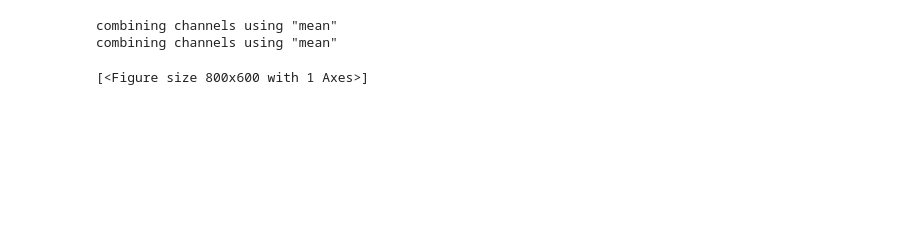
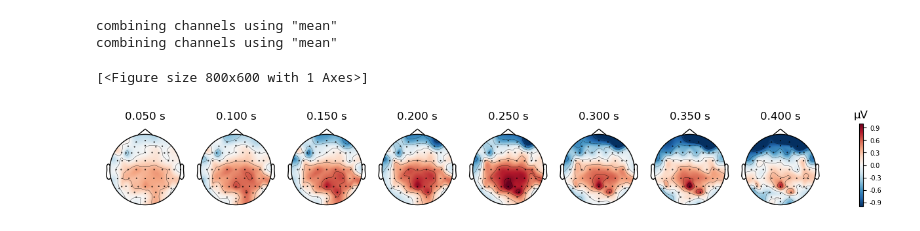
Before and after one commit to maxvanmigem/prediction-attention-v1-processing, a Jupyter notebook: plotting/overlap_corrected_topographies.ipynb, the cells around one changed output. Saved outputs shown, nothing was run; the diff lists cells and outputs as text; code cells hidden in the pictures; blank space fills up the shorter version.

```diff
--- a/plotting/overlap_corrected_topographies.ipynb
+++ b/plotting/overlap_corrected_topographies.ipynb
@@ -377,6 +300,6 @@ combining channels using "mean"
 # %%
-diff_att = mne.combine_evoked([diff_att_down,diff_att_up],weights=[1,1])
-diff_unatt = mne.combine_evoked([diff_unatt_down,diff_unatt_up],weights=[1,1])
+diff_att = mne.combine_evoked([diff_att_down,diff_att_up],weights='equal')
+diff_unatt = mne.combine_evoked([diff_unatt_down,diff_unatt_up],weights='equal')
 
 ev_names = ['attended','unattended']
 
@@ -390,3 +313,16 @@ mne.viz.plot_compare_evokeds(norm, picks=['POz','Pz','P1','P2'], vlines=[0.05,0.
 combining channels using "mean"
 combining channels using "mean"
 [<Figure size 800x600 with 1 Axes>]
+# %%
+tim = np.linspace(0.05, 0.4,8)
+vlim = (-1.0, 1.0)
+# vlim = (None, None)
+
+# diff_att_up.plot_topomap(ch_type="eeg", times=tim, colorbar=True,vlim=vlim)
+# diff_unatt_up.plot_topomap(ch_type="eeg", times= tim, colorbar=True,vlim=vlim)
+# diff_att_down.plot_topomap(ch_type="eeg", times=tim, colorbar=True,vlim=vlim)
+# diff_unatt_down.plot_topomap(ch_type="eeg", times= tim, colorbar=True,vlim=vlim)
+diff_att.plot_topomap(ch_type="eeg", times=tim, colorbar=True,vlim=vlim)
+diff_unatt.plot_topomap(ch_type="eeg", times= tim, colorbar=True,vlim=vlim)
+# %% [output]
+[figure, added]
```
Also changed, not shown: parts of 9 cells of this notebook, 9 other files.
